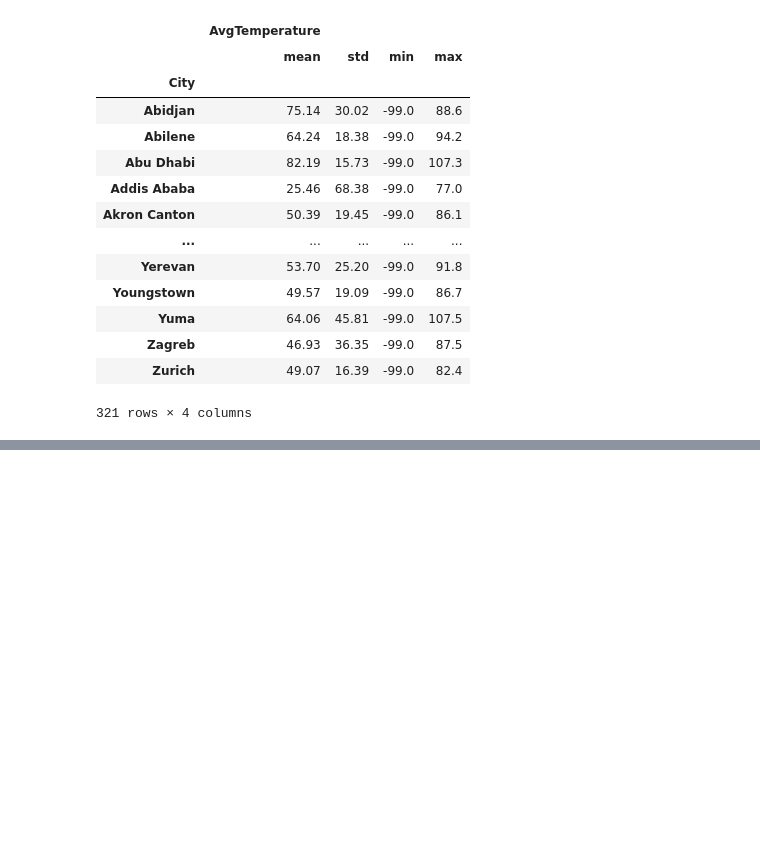
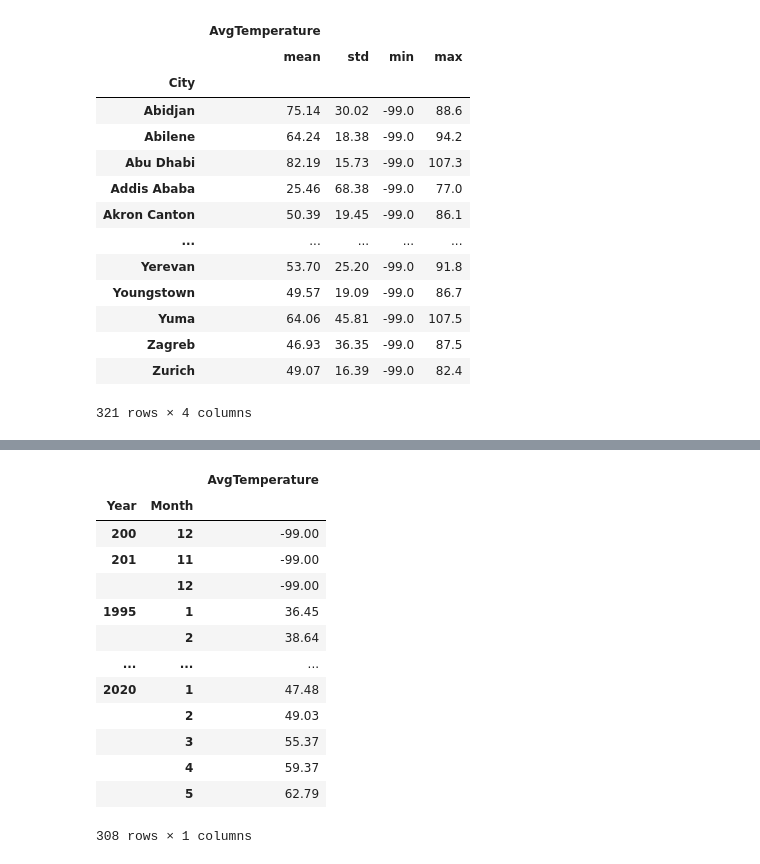
Before and after one commit to kuzicnenad/data-engineering-exam, a Jupyter notebook: final-project.ipynb, the cells around one changed output, grey strips where cells are left out. Saved outputs shown, nothing was run; the diff lists cells and outputs as text; code cells hidden in the pictures; blank space fills up the shorter version.

```diff
--- a/final-project.ipynb
+++ b/final-project.ipynb
@@ -277,0 +301,21 @@ temp.groupby(["City"])[show_columns].agg([np.mean, np.std, np.min, np.max])
+# %%
+temp.pivot_table(
+            ["AvgTemperature"],
+            ["Year","Month"],
+    aggfunc="mean",
+                 )
+# %% [output]
+|  |  | AvgTemperature |
+| Year | Month |  |
+| 200 | 12 | -99.00 |
+| 201 | 11 | -99.00 |
+|  | 12 | -99.00 |
+| 1995 | 1 | 36.45 |
+|  | 2 | 38.64 |
+| ... | ... | ... |
+| 2020 | 1 | 47.48 |
+|  | 2 | 49.03 |
+|  | 3 | 55.37 |
+|  | 4 | 59.37 |
+|  | 5 | 62.79 |
+308 rows × 1 columns
```
Also changed, not shown: parts of 1 cell of this notebook.
